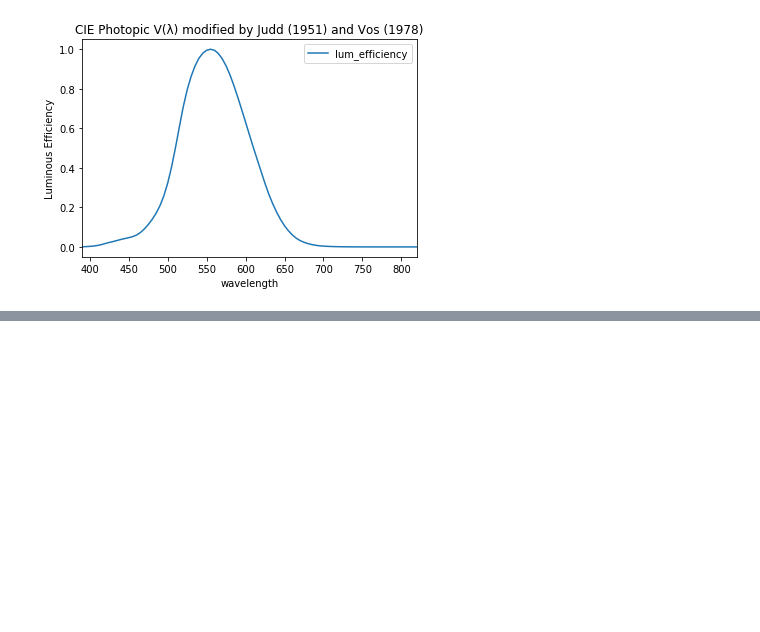
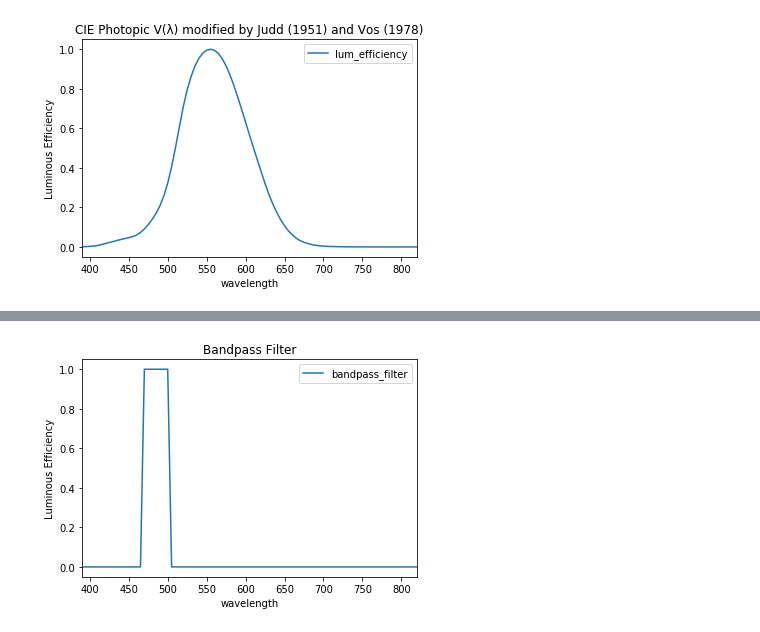
Before and after one commit to SmilodonCub/myAnaconda, a Jupyter notebook: Photometry.ipynb, the cells around one changed output, grey strips where cells are left out. Drawn from its saved outputs; the diff is of its cells as text; code cells hidden in the pictures; blank space fills up the shorter version.

```diff
--- a/Photometry.ipynb
+++ b/Photometry.ipynb
@@ -118,0 +212,12 @@ data.iloc[(data['wavelength']-wavelengthCheck).abs().argsort()[:1]]
+# %%
+#let's make a bandpass filter too
+lowband_CUTOFF = 470
+highband_CUTOFF = 500 #(nm) set the cutoff for th lowpass filter. every wavelength above this will not pass through
+#generate our filter
+#find the index with the closest value
+lowcutoff_idx = list(data.iloc[(data['wavelength']-lowband_CUTOFF).abs().argsort()[:1]].index)
+highcutoff_idx = list(data.iloc[(data['wavelength']-highband_CUTOFF).abs().argsort()[:1]].index)
+#make a new row in our dataframe to hold the vlues of our lowpass filter
+data['bandpass_filter']=pd.DataFrame(np.zeros(shape=(len(data.lum_efficiency),1)))
+data.loc[lowcutoff_idx[0]:highcutoff_idx[0],'bandpass_filter'] = 1
+data.head()
@@ -118,0 +231,9 @@ data.iloc[(data['wavelength']-wavelengthCheck).abs().argsort()[:1]]
+# %%
+#great now let's plot it too
+data.plot(kind='line',x='wavelength',y='bandpass_filter')
+plt.ylabel('Luminous Efficiency')
+plt.title('Bandpass Filter')
+plt.xlim(390,820)
+plt.show()
+# %% [output]
+[figure, added]
```
Also changed, not shown: parts of 21 cells of this notebook.
